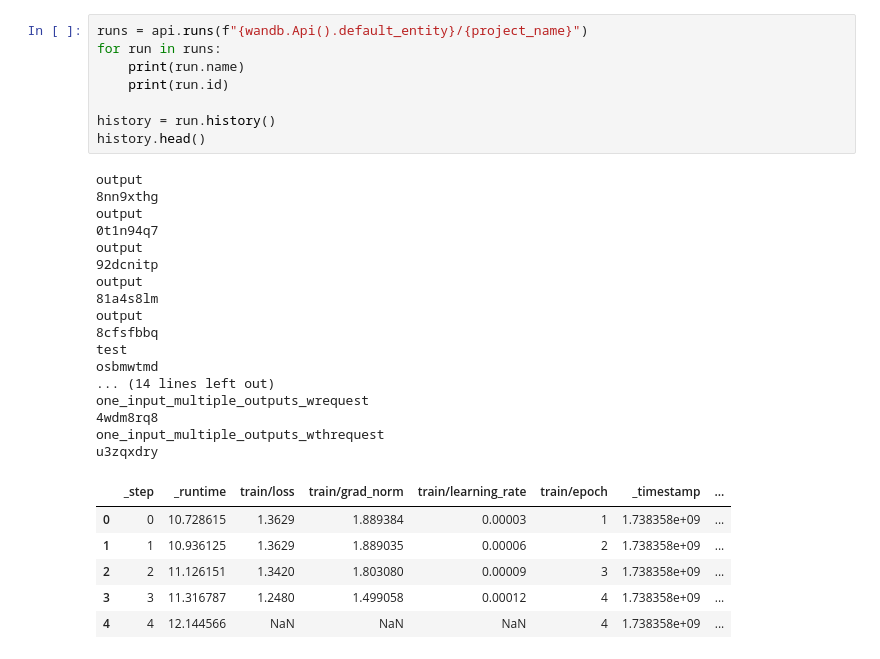
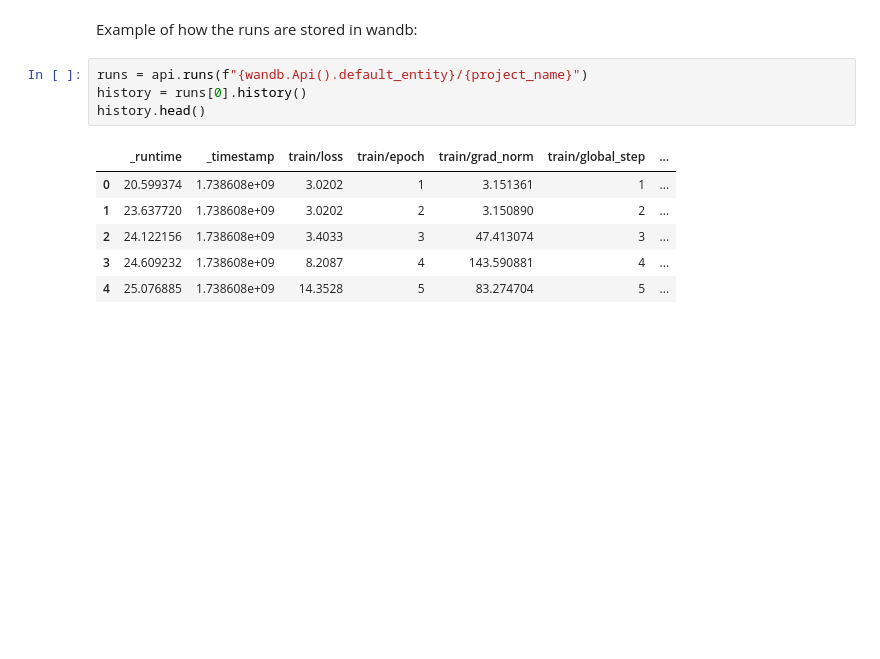
Before and after one commit to ZPP-MURMURAS/ZPP_Murmuras, a Jupyter notebook: llama_finetuning/fine_tuning_results.ipynb, the cells around one changed output. Cells and saved outputs as stored; diff of their text form; blank space fills up the shorter version.

```diff
--- a/llama_finetuning/fine_tuning_results.ipynb
+++ b/llama_finetuning/fine_tuning_results.ipynb
@@ -10,35 +15,16 @@ run_id = "one_input_one_output_wrequest"
 wandb: WARNING If you're specifying your api key in code, ensure this code is not shared publicly.
 wandb: WARNING Consider setting the WANDB_API_KEY environment variable, or running `wandb login` from the command line.
 wandb: Appending key for api.wandb.ai to your netrc file: /home/gustaw/.netrc
+# %% [markdown]
+Example of how the runs are stored in wandb:
 # %%
 runs = api.runs(f"{wandb.Api().default_entity}/{project_name}")
-for run in runs:
-    print(run.name)
-    print(run.id)
-
-history = run.history()
+history = runs[0].history()
 history.head()
 # %% [output]
-output
-8nn9xthg
-output
-0t1n94q7
-output
-92dcnitp
-output
-81a4s8lm
-output
-8cfsfbbq
-test
-osbmwtmd
-... (14 lines left out)
-one_input_multiple_outputs_wrequest
-4wdm8rq8
-one_input_multiple_outputs_wthrequest
-u3zqxdry
-|  | _step | _runtime | train/loss | train/grad_norm | train/learning_rate | train/epoch | _timestamp | ... |
-| 0 | 0 | 10.728615 | 1.3629 | 1.889384 | 0.00003 | 1 | 1.738358e+09 | ... |
-| 1 | 1 | 10.936125 | 1.3629 | 1.889035 | 0.00006 | 2 | 1.738358e+09 | ... |
-| 2 | 2 | 11.126151 | 1.3420 | 1.803080 | 0.00009 | 3 | 1.738358e+09 | ... |
-| 3 | 3 | 11.316787 | 1.2480 | 1.499058 | 0.00012 | 4 | 1.738358e+09 | ... |
-| 4 | 4 | 12.144566 | NaN | NaN | NaN | 4 | 1.738358e+09 | ... |
+|  | _runtime | _timestamp | train/loss | train/epoch | train/grad_norm | train/global_step | ... |
+| 0 | 20.599374 | 1.738608e+09 | 3.0202 | 1 | 3.151361 | 1 | ... |
+| 1 | 23.637720 | 1.738608e+09 | 3.0202 | 2 | 3.150890 | 2 | ... |
+| 2 | 24.122156 | 1.738608e+09 | 3.4033 | 3 | 47.413074 | 3 | ... |
+| 3 | 24.609232 | 1.738608e+09 | 8.2087 | 4 | 143.590881 | 4 | ... |
+| 4 | 25.076885 | 1.738608e+09 | 14.3528 | 5 | 83.274704 | 5 | ... |
```
Also changed, not shown: parts of 6 cells of this notebook.
